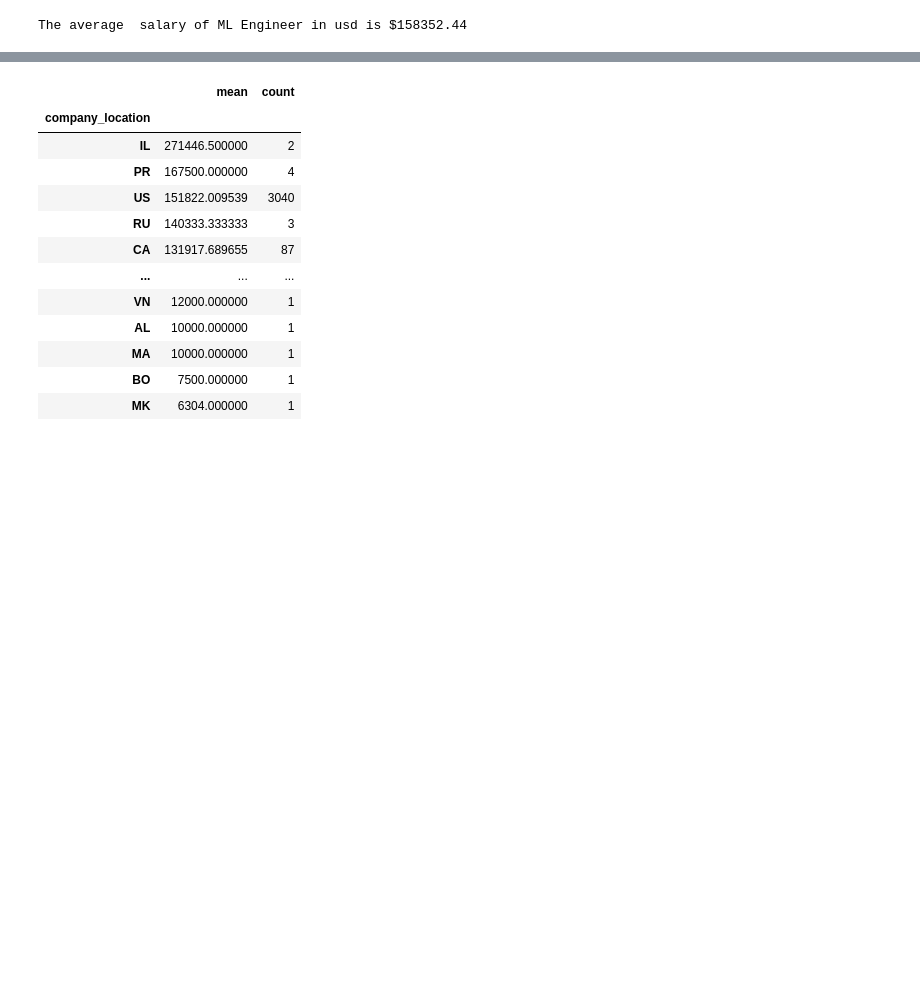
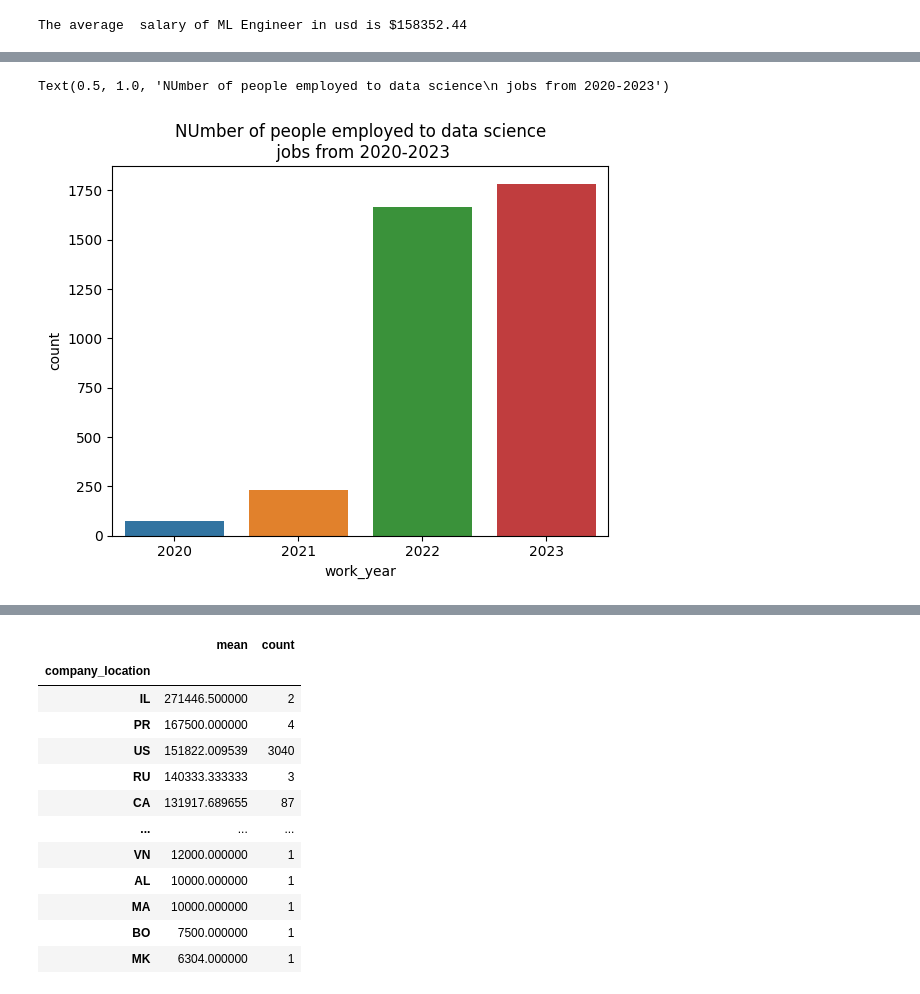
Before and after one commit to Soloskey1/data-projects, a Jupyter notebook: ds jobs dataset.ipynb, the cells around one changed output, grey strips where cells are left out. Drawn from its saved outputs; the diff is of its cells as text; code cells hidden in the pictures; blank space fills up the shorter version.

```diff
--- a/ds jobs dataset.ipynb
+++ b/ds jobs dataset.ipynb
@@ -134,0 +167,7 @@ S              78226.682432    148
+# %%
+# numbers of data science employees from 2020 through 2023
+sns.countplot(x='work_year', data=df)
+plt.title('NUmber of people employed to data science\n jobs from 2020-2023')
+# %% [output]
+Text(0.5, 1.0, 'NUmber of people employed to data science\n jobs from 2020-2023')
+[figure, added]
```
Also changed, not shown: parts of 20 cells of this notebook.
